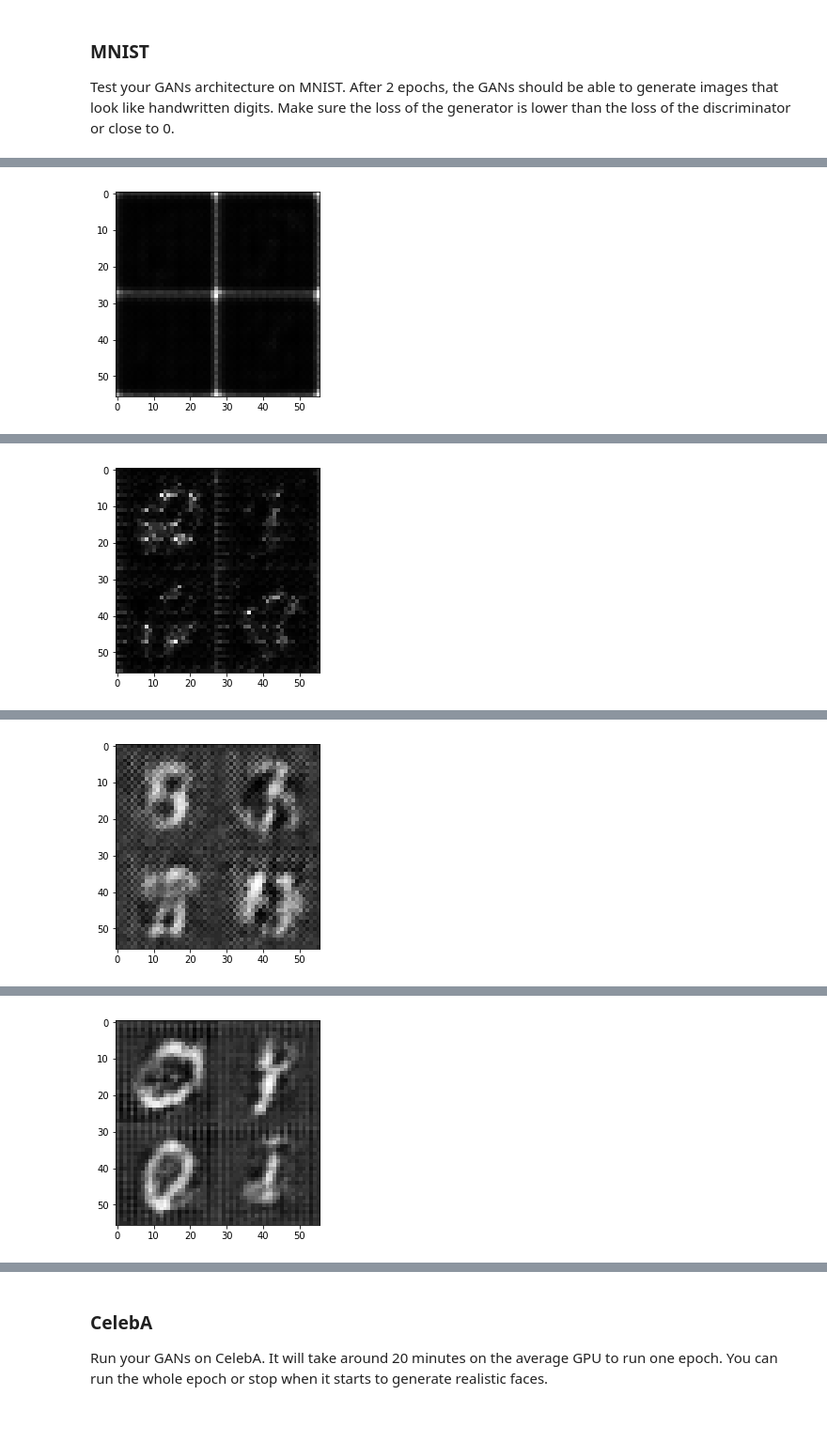
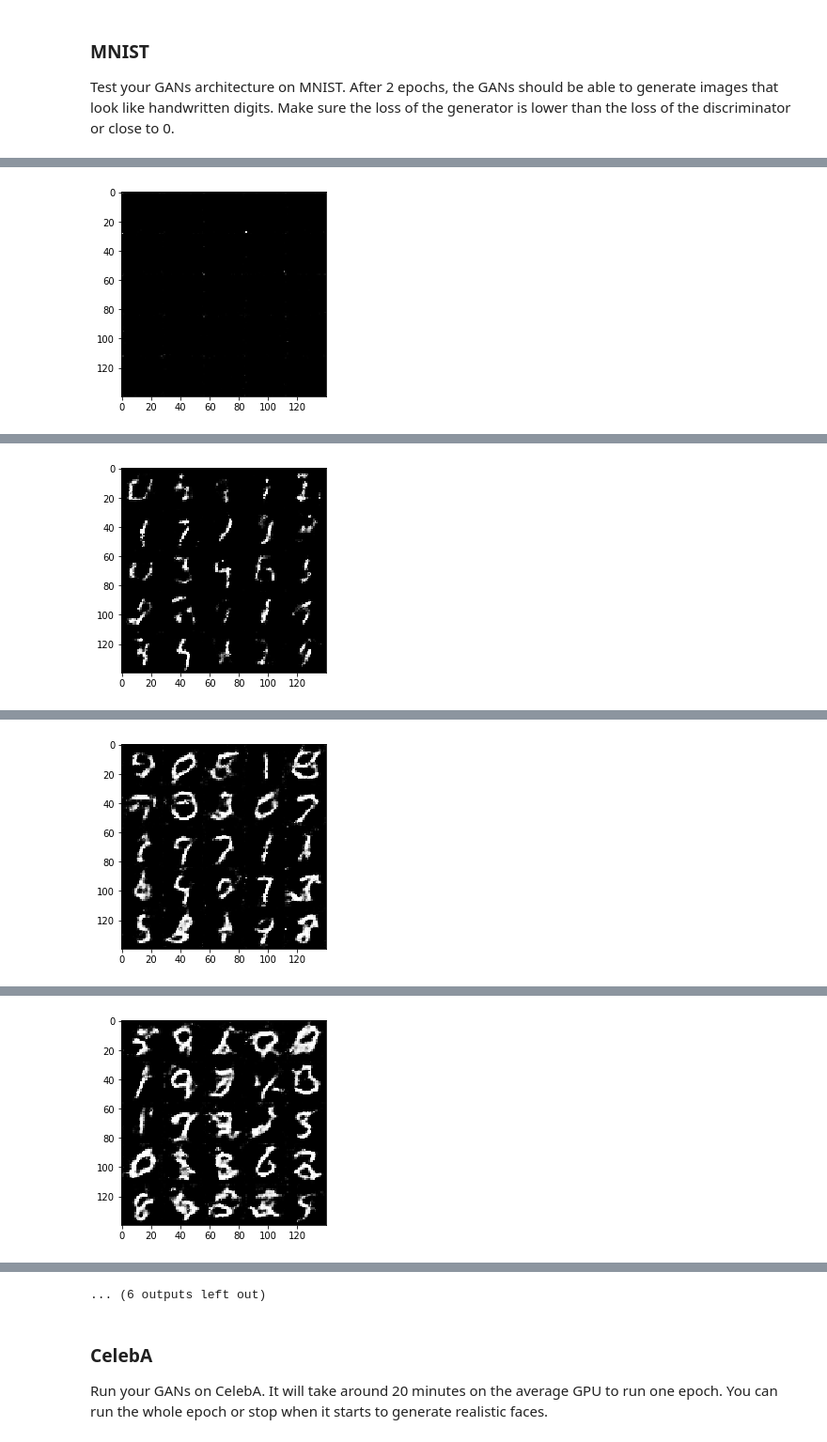
Before and after one commit to deeptiGarg/deep-learning, a Jupyter notebook: face_generation/dlnd_face_generation.ipynb, the cells around one changed output, grey strips where cells are left out. Shown at 94% size. Drawn from its saved outputs; the diff is of its cells as text; code cells hidden in the pictures.

```diff
--- a/face_generation/dlnd_face_generation.ipynb
+++ b/face_generation/dlnd_face_generation.ipynb
@@ -187,28 +190,34 @@ def generator(z, out_channel_dim, is_train=True):
     # TODO: Implement Function
     alpha = 0.2
     with tf.variable_scope('generator', reuse=not is_train):
-        fc1 = tf.layers.dense(z,7*7*512)
-        expand = tf.reshape(fc1,(-1,7,7,512))
+        fc1 = tf.layers.dense(z,7*7*1024)
+        expand = tf.reshape(fc1,(-1,7,7,1024))
         norm = tf.layers.batch_normalization(expand, training = is_train)
-        relu = tf.maximum(alpha*norm,norm)
+        drop = tf.nn.dropout(norm, 0.5)
+        relu = tf.maximum(alpha*drop,drop)
 
-
-        conv1 = tf.layers.conv2d_transpose(relu,256,5,strides=2,padding='same') #14,14,256
+        conv1 = tf.layers.conv2d_transpose(relu,512,5,strides=2,padding='same') #14,14,512
         norm1 = tf.layers.batch_normalization(conv1, training = is_train)
-        relu1 = tf.maximum(alpha*norm1,norm1)
+        drop1 = tf.nn.dropout(norm1, 0.5)
+        relu1 = tf.maximum(alpha*drop1,drop1)
         #print(relu1.shape)
 
-        conv2 = tf.layers.conv2d_transpose(relu1,128,5,strides=2,padding='same') #28,28,128
+        conv2 = tf.layers.conv2d_transpose(relu1,256,5,strides=1,padding='same') #14,14,256
         norm2 = tf.layers.batch_normalization(conv2, training = is_train)
-        relu2 = tf.maximum(alpha*norm2,norm2)
+        drop2 = tf.nn.dropout(norm2, 0.5)
+        relu2 = tf.maximum(alpha*drop2,drop2)
 
+        conv3 = tf.layers.conv2d_transpose(relu2,128,5,strides=2,padding='same') #28,28,128
+        norm3 = tf.layers.batch_normalization(conv3, training = is_train)
+        drop3 = tf.nn.dropout(norm3, 0.5)
+        relu3 = tf.maximum(alpha*drop3,drop3)
 
-        conv3 = tf.layers.conv2d_transpose(relu2,64,5,strides=1,padding='same') #28,28,64
-        norm3 = tf.layers.batch_normalization(conv3, training = is_train)
-        relu3 = tf.maximum(alpha*norm3,norm3)
+        conv4 = tf.layers.conv2d_transpose(relu3,64,5,strides=1,padding='same') #28,28,64
+        norm4 = tf.layers.batch_normalization(conv4, training = is_train)
+        drop4 = tf.nn.dropout(norm4, 0.5)
+        relu4 = tf.maximum(alpha*drop4,drop4)
 
-
-        logits = tf.layers.conv2d_transpose(relu3,out_channel_dim,5,strides=1,padding='same') #28,28,3
+        logits = tf.layers.conv2d_transpose(relu4,out_channel_dim,5,strides=1,padding='same') #28,28,3
 
         output = tf.nn.tanh(logits)
 
@@ -240,8 +249,10 @@ def model_loss(input_real, input_z, out_channel_dim):
     d_output_real,d_logits_real = discriminator(input_real, reuse=False)
     d_output_fake,d_logits_fake = discriminator(g_output, reuse=True)
 
+    smooth = 0.1
+
     d_loss_fake = tf.reduce_mean(tf.nn.sigmoid_cross_entropy_with_logits(logits = d_logits_fake, labels = tf.zeros_like(d_output_fake)))
-    d_loss_real = tf.reduce_mean(tf.nn.sigmoid_cross_entropy_with_logits(logits = d_logits_real, labels = tf.ones_like(d_output_real)))
+    d_loss_real = tf.reduce_mean(tf.nn.sigmoid_cross_entropy_with_logits(logits = d_logits_real, labels = tf.ones_like(d_output_real)*(1-smooth)))
     d_loss = d_loss_fake+d_loss_real
     g_loss = tf.reduce_mean(tf.nn.sigmoid_cross_entropy_with_logits(logits = d_logits_fake, labels = tf.ones_like(d_output_fake)))
 
@@ -351,10 +362,14 @@ def train(epoch_count, batch_size, z_dim, learning_rate, beta1, get_batches, dat
             for batch_images in get_batches(batch_size):
                 # TODO: Train Model
                 steps+= 1
+                #print("max= ", np.amax(batch_images))
+                #print("min= ", np.amin(batch_images))
+                batch_images = batch_images *2
                 batch_z = np.random.uniform(-1, 1, size=(batch_size, z_dim))
 
                 # Run optimizers
                 _ = sess.run(d_opt, feed_dict={input_real: batch_images, input_z: batch_z, learningrate:learning_rate})
+                _ = sess.run(g_opt, feed_dict={input_z: batch_z, input_real: batch_images, learningrate:learning_rate})
                 _ = sess.run(g_opt, feed_dict={input_z: batch_z, input_real: batch_images, learningrate:learning_rate})
 
                 if(steps%100==0):
@@ -363,12 +378,12 @@ def train(epoch_count, batch_size, z_dim, learning_rate, beta1, get_batches, dat
                     print("Epoch {}/{}...".format(epoch_i+1, epoch_count),
                           "Discriminator Loss: {:.4f}...".format(train_loss_d),
                           "Generator Loss: {:.4f}".format(train_loss_g))
-                    show_generator_output(sess, 5, input_z, data_shape[3], data_image_mode)
+                    show_generator_output(sess, 25, input_z, data_shape[3], data_image_mode)
 # %% [markdown]
 ### MNIST
 Test your GANs architecture on MNIST.  After 2 epochs, the GANs should be able to generate images that look like handwritten digits.  Make sure the loss of the generator is lower than the loss of the discriminator or close to 0.
 # %%
-batch_size = 128
+batch_size = 64
 z_dim = 100
 learning_rate = 0.0002
 beta1 = 0.5
@@ -388 +403 @@ Epoch 1/1... Discriminator Loss: 0.5552... Generator Loss: 1.2877
-[figure, old version]
+[figure, new version]
@@ -390 +405 @@ Epoch 1/1... Discriminator Loss: 0.3871... Generator Loss: 1.3904
-[figure, old version]
+[figure, new version]
@@ -392 +407 @@ Epoch 1/1... Discriminator Loss: 0.4261... Generator Loss: 2.6451
-[figure, old version]
+[figure, new version]
@@ -394 +409 @@ Epoch 1/1... Discriminator Loss: 0.5780... Generator Loss: 1.2582
-[figure, old version]
+[figure, new version]
@@ -395,3 +414,4 @@ Epoch 1/1... Discriminator Loss: 0.5780... Generator Loss: 1.2582
+... (6 outputs left out)
 # %% [markdown]
 ### CelebA
 Run your GANs on CelebA.  It will take around 20 minutes on the average GPU to run one epoch.  You can run the whole epoch or stop when it starts to generate realistic faces.
```
Also changed, not shown: parts of 4 cells of this notebook, 2 other files.
